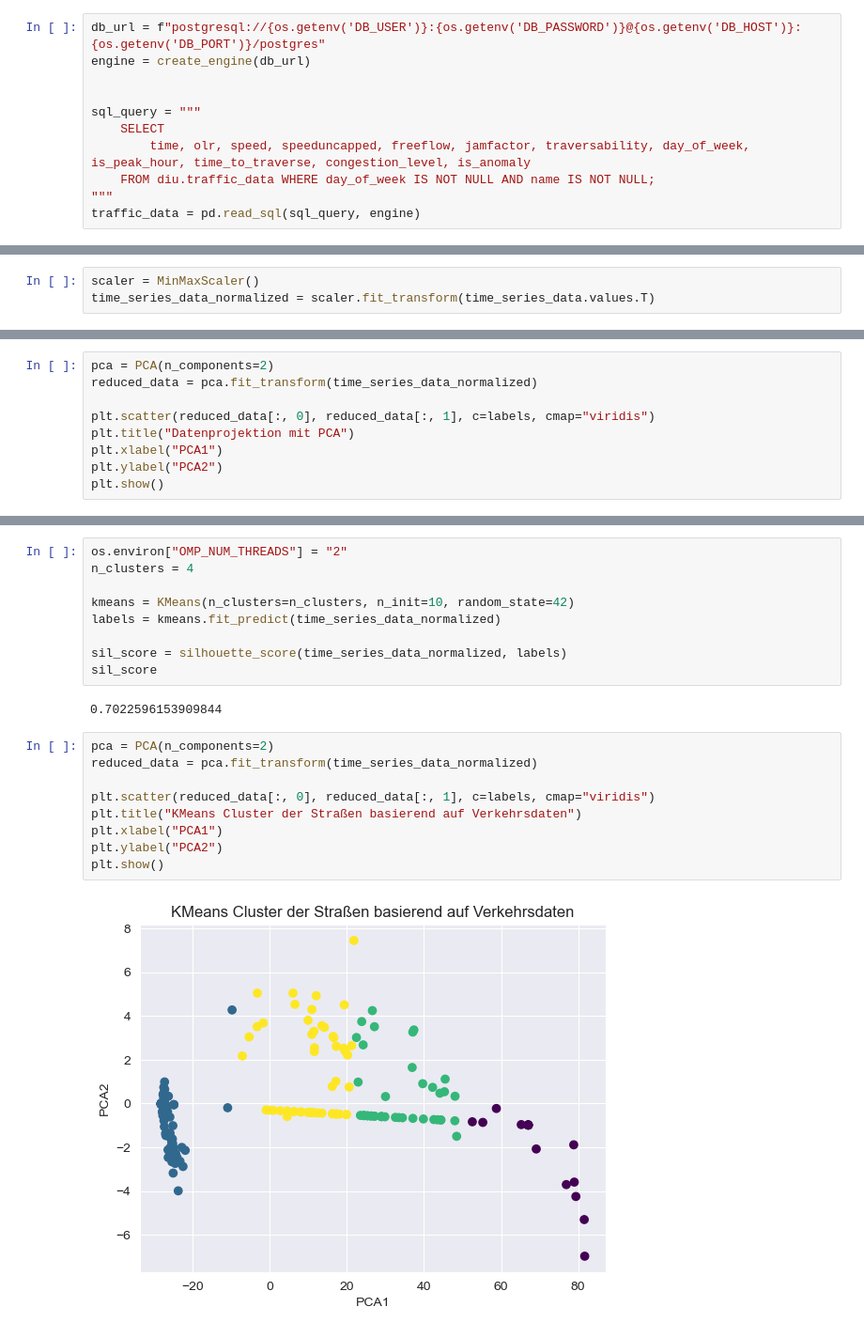
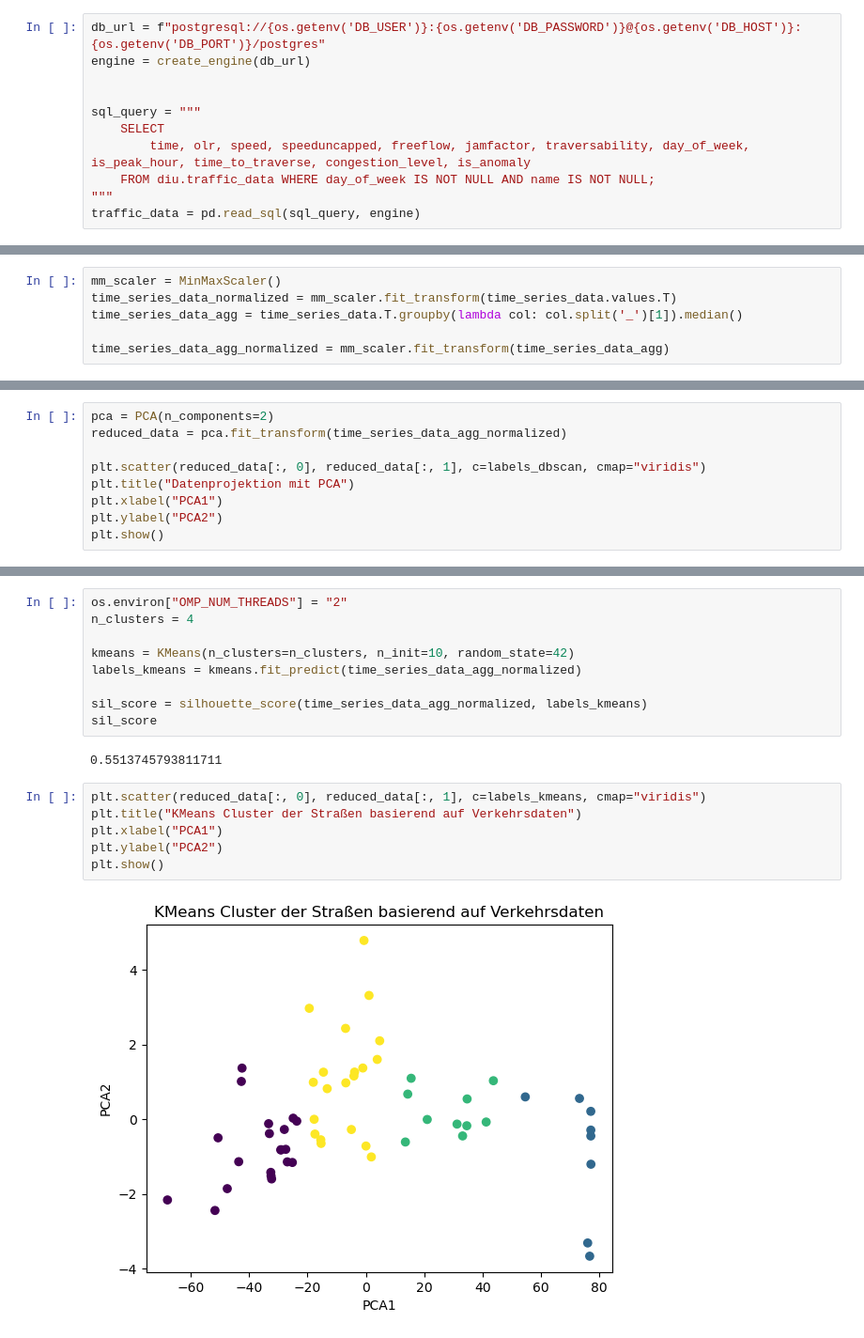
Before and after one commit to dgojny/Datenanalyse-in-Unternehmen, a Jupyter notebook: muster_cluster.ipynb, the cells around one changed output, grey strips where cells are left out. Shown at 94% size. Cells and saved outputs as stored; diff of their text form.

```diff
--- a/muster_cluster.ipynb
+++ b/muster_cluster.ipynb
@@ -84,4 +99,7 @@ time_series_data
 # %%
-scaler = MinMaxScaler()
-time_series_data_normalized = scaler.fit_transform(time_series_data.values.T)
+mm_scaler = MinMaxScaler()
+time_series_data_normalized = mm_scaler.fit_transform(time_series_data.values.T)
+time_series_data_agg = time_series_data.T.groupby(lambda col: col.split('_')[1]).median()
+
+time_series_data_agg_normalized = mm_scaler.fit_transform(time_series_data_agg)
 # %%
@@ -156,8 +179,8 @@ sil_score
 # %%
 pca = PCA(n_components=2)
-reduced_data = pca.fit_transform(time_series_data_normalized)
+reduced_data = pca.fit_transform(time_series_data_agg_normalized)
 
-plt.scatter(reduced_data[:, 0], reduced_data[:, 1], c=labels, cmap="viridis")
+plt.scatter(reduced_data[:, 0], reduced_data[:, 1], c=labels_dbscan, cmap="viridis")
 plt.title("Datenprojektion mit PCA")
 plt.xlabel("PCA1")
 plt.ylabel("PCA2")
@@ -169,20 +223,17 @@ os.environ["OMP_NUM_THREADS"] = "2"
 n_clusters = 4
 
 kmeans = KMeans(n_clusters=n_clusters, n_init=10, random_state=42)
-labels = kmeans.fit_predict(time_series_data_normalized)
+labels_kmeans = kmeans.fit_predict(time_series_data_agg_normalized)
 
-sil_score = silhouette_score(time_series_data_normalized, labels)
+sil_score = silhouette_score(time_series_data_agg_normalized, labels_kmeans)
 sil_score
 # %% [output]
-0.7022596153909844
+0.5513745793811711
 # %%
-pca = PCA(n_components=2)
-reduced_data = pca.fit_transform(time_series_data_normalized)
-
-plt.scatter(reduced_data[:, 0], reduced_data[:, 1], c=labels, cmap="viridis")
+plt.scatter(reduced_data[:, 0], reduced_data[:, 1], c=labels_kmeans, cmap="viridis")
 plt.title("KMeans Cluster der Straßen basierend auf Verkehrsdaten")
 plt.xlabel("PCA1")
 plt.ylabel("PCA2")
 plt.show()
 # %% [output]
-[figure, old version]
+[figure, new version]
```
Also changed, not shown: parts of 11 cells of this notebook, 3 other files.
